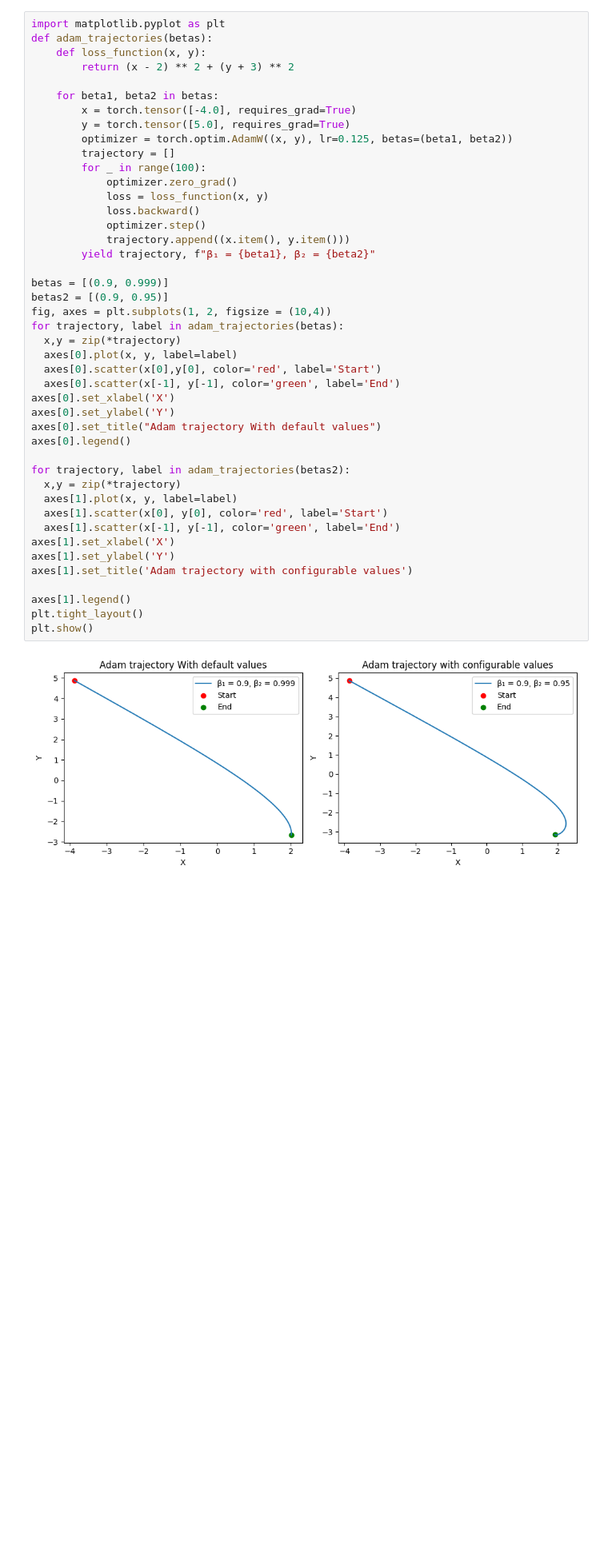
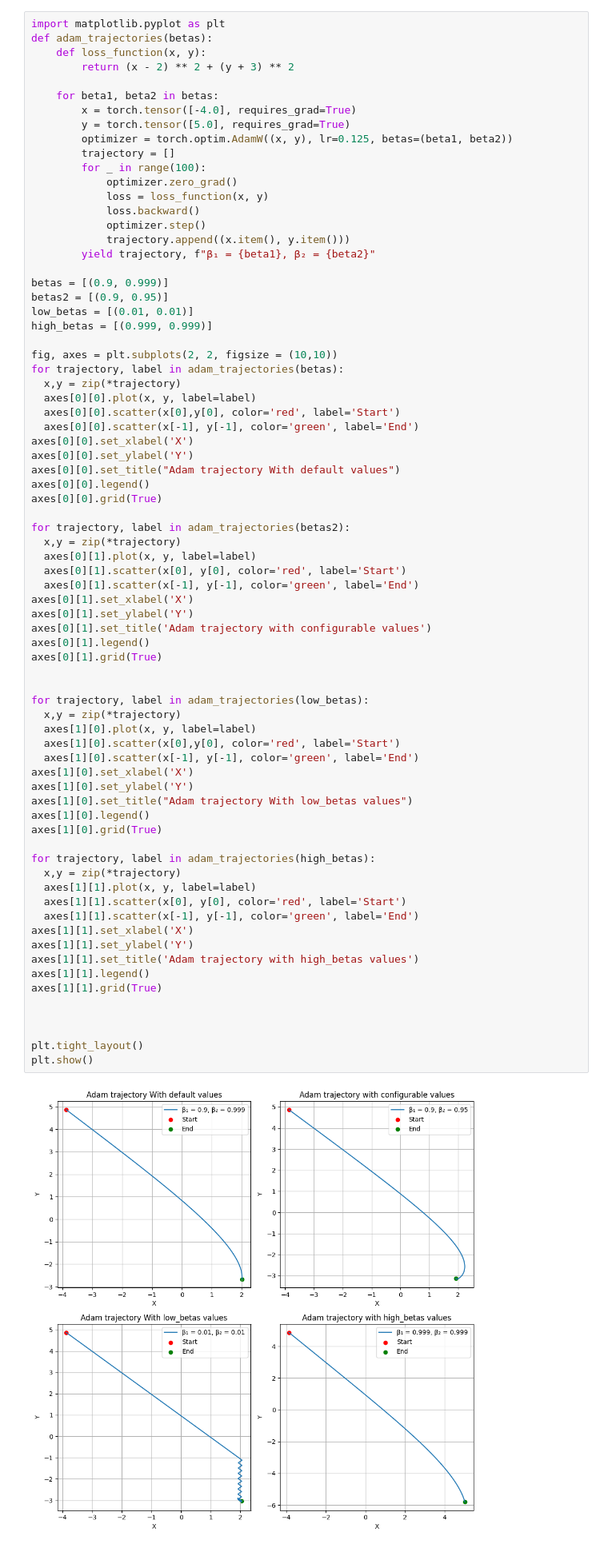
Before and after one commit to Ahmad-Abdou/ETE387-Labs, a Jupyter notebook: lab3/nlp-lab3.ipynb, the cells around one changed output. Shown at 80% size. Cells and saved outputs as stored; diff of their text form; blank space fills up the shorter version.

```diff
--- a/lab3/nlp-lab3.ipynb
+++ b/lab3/nlp-lab3.ipynb
@@ -221,49 +221,79 @@ The code below applies the optimiser to the function $f(x) = (x-2)^2 + (y+3)^2$,
 # %%
 import matplotlib.pyplot as plt
 def adam_trajectories(betas):
     def loss_function(x, y):
         return (x - 2) ** 2 + (y + 3) ** 2
 
     for beta1, beta2 in betas:
         x = torch.tensor([-4.0], requires_grad=True)
         y = torch.tensor([5.0], requires_grad=True)
         optimizer = torch.optim.AdamW((x, y), lr=0.125, betas=(beta1, beta2))
         trajectory = []
         for _ in range(100):
             optimizer.zero_grad()
             loss = loss_function(x, y)
             loss.backward()
             optimizer.step()
             trajectory.append((x.item(), y.item()))
         yield trajectory, f"β₁ = {beta1}, β₂ = {beta2}"
 
 betas = [(0.9, 0.999)]
 betas2 = [(0.9, 0.95)]
-fig, axes = plt.subplots(1, 2, figsize = (10,4))
+low_betas = [(0.01, 0.01)]
+high_betas = [(0.999, 0.999)]
+
+fig, axes = plt.subplots(2, 2, figsize = (10,10))
 for trajectory, label in adam_trajectories(betas):
   x,y = zip(*trajectory)
-  axes[0].plot(x, y, label=label)
-  axes[0].scatter(x[0],y[0], color='red', label='Start')
-  axes[0].scatter(x[-1], y[-1], color='green', label='End')
-axes[0].set_xlabel('X')
-axes[0].set_ylabel('Y')
-axes[0].set_title("Adam trajectory With default values")
-axes[0].legend()
+  axes[0][0].plot(x, y, label=label)
+  axes[0][0].scatter(x[0],y[0], color='red', label='Start')
+  axes[0][0].scatter(x[-1], y[-1], color='green', label='End')
+axes[0][0].set_xlabel('X')
+axes[0][0].set_ylabel('Y')
+axes[0][0].set_title("Adam trajectory With default values")
+axes[0][0].legend()
+axes[0][0].grid(True)
 
 for trajectory, label in adam_trajectories(betas2):
   x,y = zip(*trajectory)
-  axes[1].plot(x, y, label=label)
-  axes[1].scatter(x[0], y[0], color='red', label='Start')
-  axes[1].scatter(x[-1], y[-1], color='green', label='End')
-axes[1].set_xlabel('X')
-axes[1].set_ylabel('Y')
-axes[1].set_title('Adam trajectory with configurable values')
+  axes[0][1].plot(x, y, label=label)
+  axes[0][1].scatter(x[0], y[0], color='red', label='Start')
+  axes[0][1].scatter(x[-1], y[-1], color='green', label='End')
+axes[0][1].set_xlabel('X')
+axes[0][1].set_ylabel('Y')
+axes[0][1].set_title('Adam trajectory with configurable values')
+axes[0][1].legend()
+axes[0][1].grid(True)
 
-axes[1].legend()
+
+for trajectory, label in adam_trajectories(low_betas):
+  x,y = zip(*trajectory)
+  axes[1][0].plot(x, y, label=label)
+  axes[1][0].scatter(x[0],y[0], color='red', label='Start')
+  axes[1][0].scatter(x[-1], y[-1], color='green', label='End')
+axes[1][0].set_xlabel('X')
+axes[1][0].set_ylabel('Y')
+axes[1][0].set_title("Adam trajectory With low_betas values")
+axes[1][0].legend()
+axes[1][0].grid(True)
+
+for trajectory, label in adam_trajectories(high_betas):
+  x,y = zip(*trajectory)
+  axes[1][1].plot(x, y, label=label)
+  axes[1][1].scatter(x[0], y[0], color='red', label='Start')
+  axes[1][1].scatter(x[-1], y[-1], color='green', label='End')
+axes[1][1].set_xlabel('X')
+axes[1][1].set_ylabel('Y')
+axes[1][1].set_title('Adam trajectory with high_betas values')
+axes[1][1].legend()
+axes[1][1].grid(True)
+
+
+
 plt.tight_layout()
 plt.show()
 # %% [output]
-[figure, old version]
+[figure, new version]
 # %% [markdown]
  Your task is to visualise different trajectories in a plot and analyse the results. Proceed as follows:
 
```
Also changed, not shown: parts of 1 cell of this notebook.
